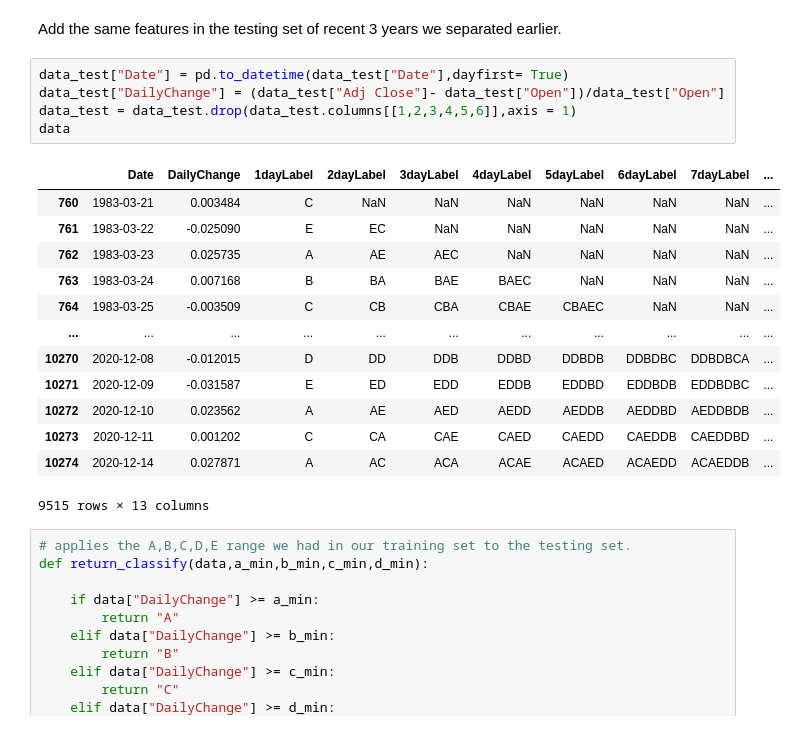
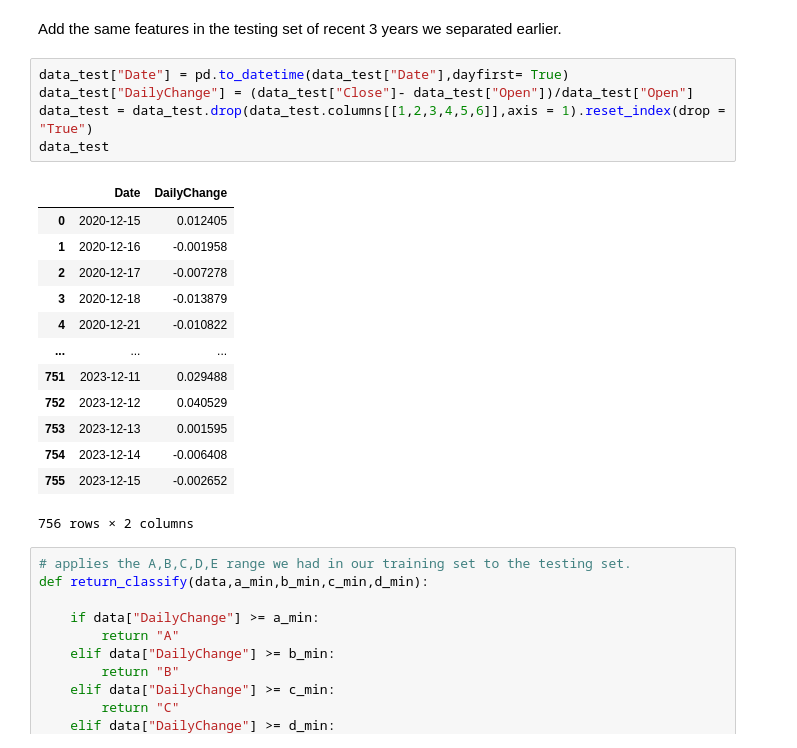
Before and after one commit to ys98110/valuation, a Jupyter notebook: Markov_chain_multi_trans.ipynb, the cells around one changed output. Cells and saved outputs as stored; diff of their text form.

```diff
--- a/Markov_chain_multi_trans.ipynb
+++ b/Markov_chain_multi_trans.ipynb
@@ -212,23 +230,23 @@ A high gains day is most likely to occur after 2 heavily lost days. For simplici
 Add the same features in the testing set of recent 3 years we separated earlier.
 # %%
 data_test["Date"] = pd.to_datetime(data_test["Date"],dayfirst= True)
-data_test["DailyChange"] = (data_test["Adj Close"]- data_test["Open"])/data_test["Open"]
-data_test = data_test.drop(data_test.columns[[1,2,3,4,5,6]],axis = 1)
-data
+data_test["DailyChange"] = (data_test["Close"]- data_test["Open"])/data_test["Open"]
+data_test = data_test.drop(data_test.columns[[1,2,3,4,5,6]],axis = 1).reset_index(drop = "True")
+data_test
 # %% [output]
-|  | Date | DailyChange | 1dayLabel | 2dayLabel | 3dayLabel | 4dayLabel | 5dayLabel | 6dayLabel | 7dayLabel | ... |
-| 760 | 1983-03-21 | 0.003484 | C | NaN | NaN | NaN | NaN | NaN | NaN | ... |
-| 761 | 1983-03-22 | -0.025090 | E | EC | NaN | NaN | NaN | NaN | NaN | ... |
-| 762 | 1983-03-23 | 0.025735 | A | AE | AEC | NaN | NaN | NaN | NaN | ... |
-| 763 | 1983-03-24 | 0.007168 | B | BA | BAE | BAEC | NaN | NaN | NaN | ... |
-| 764 | 1983-03-25 | -0.003509 | C | CB | CBA | CBAE | CBAEC | NaN | NaN | ... |
-| ... | ... | ... | ... | ... | ... | ... | ... | ... | ... | ... |
-| 10270 | 2020-12-08 | -0.012015 | D | DD | DDB | DDBD | DDBDB | DDBDBC | DDBDBCA | ... |
-| 10271 | 2020-12-09 | -0.031587 | E | ED | EDD | EDDB | EDDBD | EDDBDB | EDDBDBC | ... |
-| 10272 | 2020-12-10 | 0.023562 | A | AE | AED | AEDD | AEDDB | AEDDBD | AEDDBDB | ... |
-| 10273 | 2020-12-11 | 0.001202 | C | CA | CAE | CAED | CAEDD | CAEDDB | CAEDDBD | ... |
-| 10274 | 2020-12-14 | 0.027871 | A | AC | ACA | ACAE | ACAED | ACAEDD | ACAEDDB | ... |
+|  | Date | DailyChange |
+| 0 | 2020-12-15 | 0.012405 |
+| 1 | 2020-12-16 | -0.001958 |
+| 2 | 2020-12-17 | -0.007278 |
+| 3 | 2020-12-18 | -0.013879 |
+| 4 | 2020-12-21 | -0.010822 |
+| ... | ... | ... |
+| 751 | 2023-12-11 | 0.029488 |
+| 752 | 2023-12-12 | 0.040529 |
+| 753 | 2023-12-13 | 0.001595 |
+| 754 | 2023-12-14 | -0.006408 |
+| 755 | 2023-12-15 | -0.002652 |
-9515 rows × 13 columns
+756 rows × 2 columns
 # %%
 # applies the A,B,C,D,E range we had in our training set to the testing set.
 def return_classify(data,a_min,b_min,c_min,d_min):
```
Also changed, not shown: parts of 34 cells of this notebook, 1 other file.
